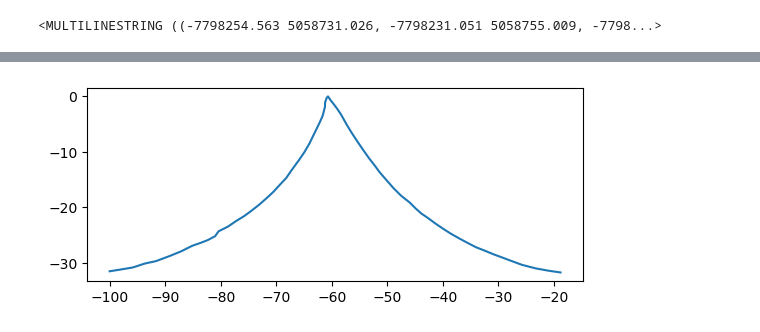
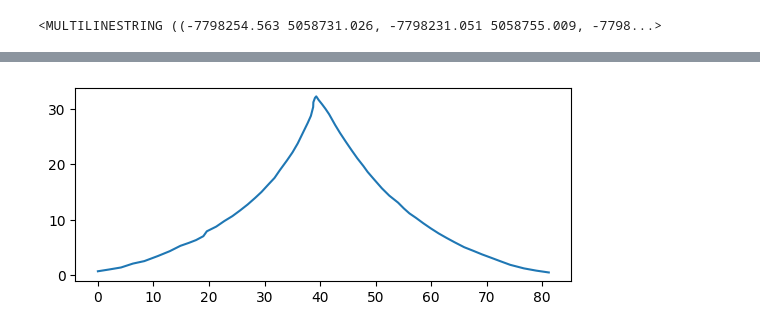
Before and after one commit to dmcdoug/Topology-of-Shoreline-Features, a Jupyter notebook: FeaturePoints.ipynb, the cells around one changed output, grey strips where cells are left out. Drawn from its saved outputs; the diff is of its cells as text; code cells hidden in the pictures.

```diff
--- a/FeaturePoints.ipynb
+++ b/FeaturePoints.ipynb
@@ -119,6 +138,6 @@ cape.x,cape.y,cape.angle = renorm(*rotate_shoreline(*mls2ls(cape.gdf).geometry[0
 # %%
-plt.plot(-cape.x[:-8],-cape.y[:-8])
+plt.plot(cape.x,cape.y)
 plt.gca().set_aspect('equal')
 # %% [output]
-[figure, old version]
+[figure, new version]
 # %%
```
Also changed, not shown: parts of 9 cells of this notebook.
